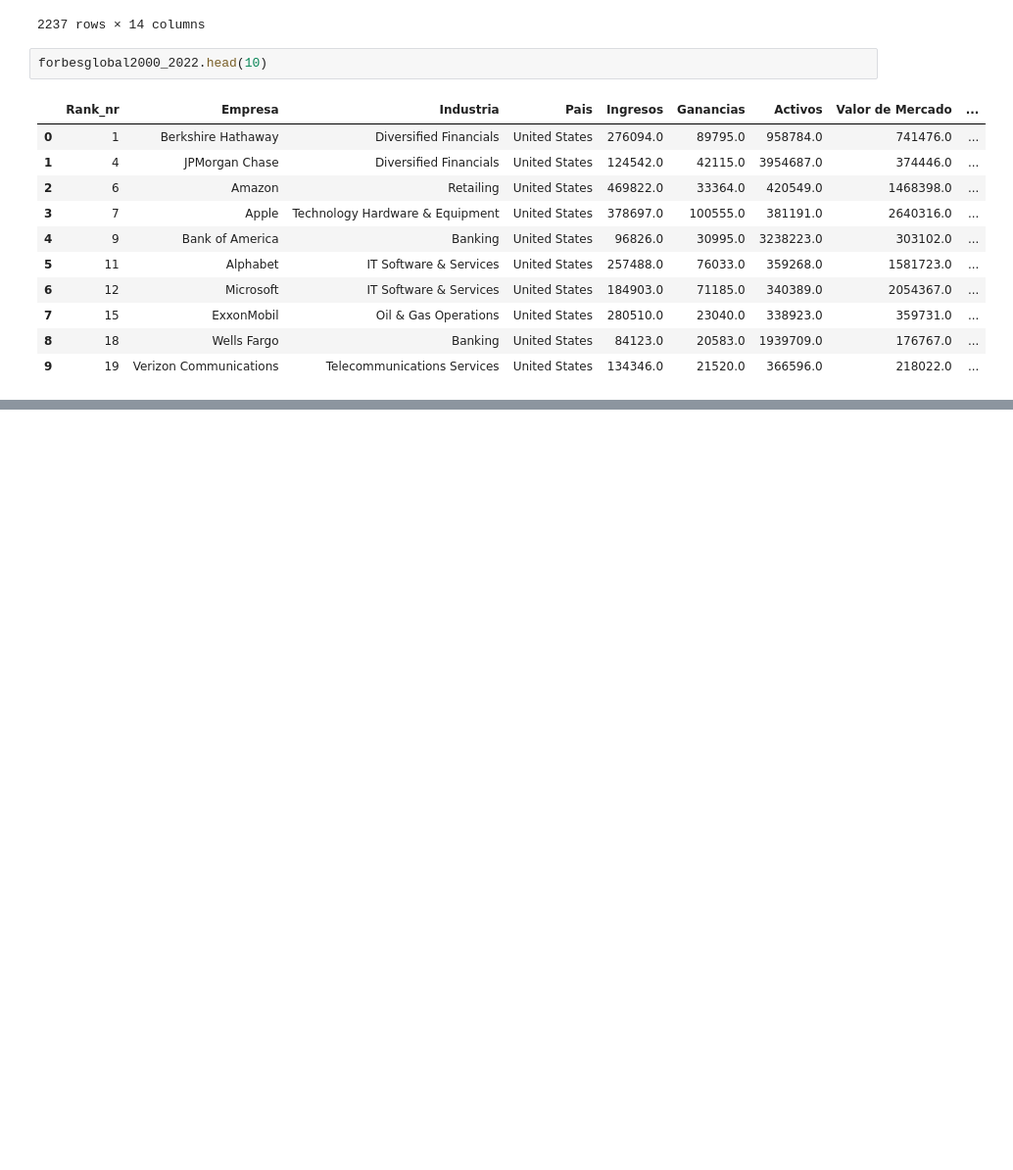
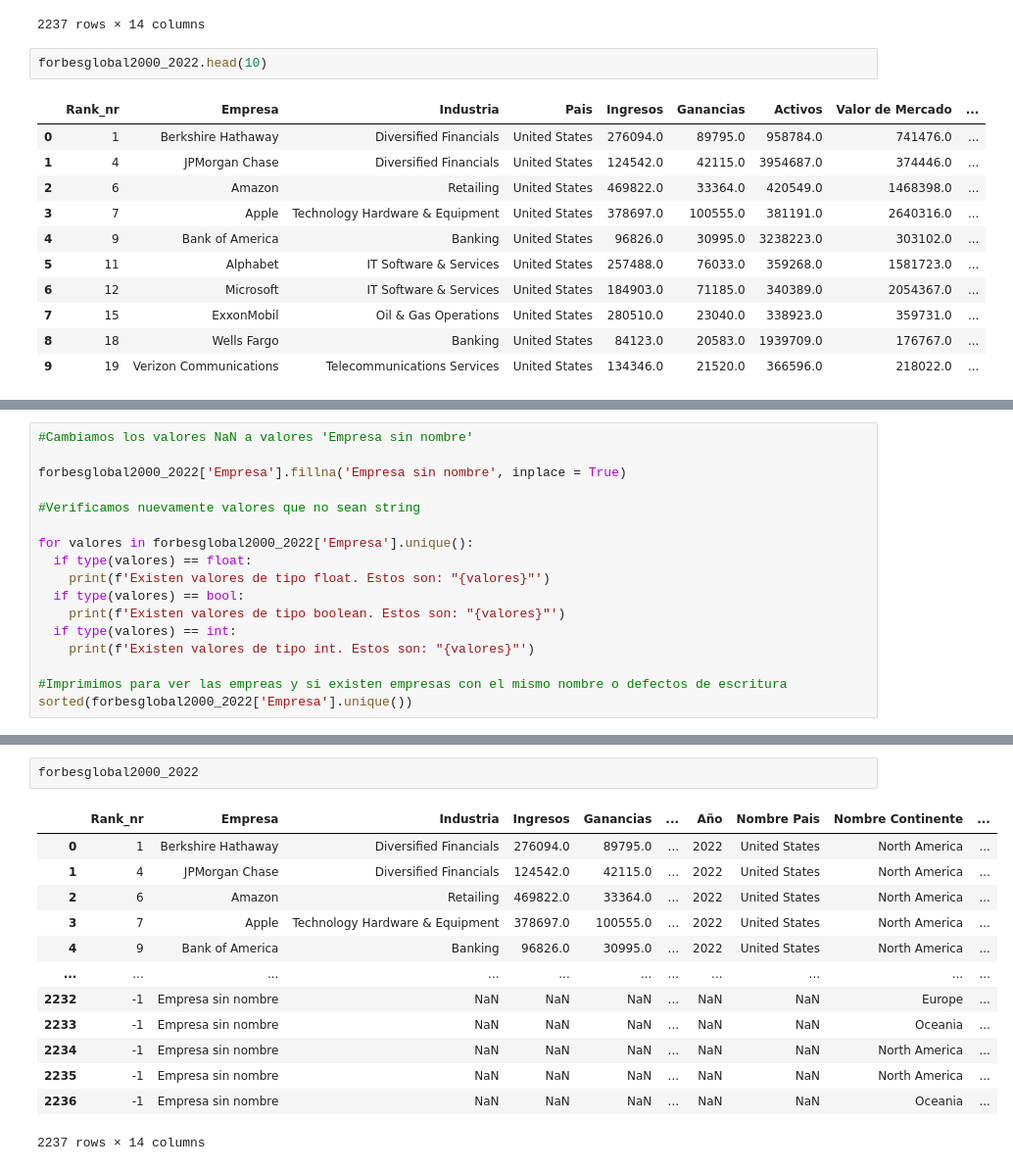
Before and after one commit to Bigote93/DataInsider, a Jupyter notebook: DesafioDataInsider_Nalli.ipynb, the cells around one changed output, grey strips where cells are left out. Shown: that part at 98% size. Saved outputs shown, nothing was run; the diff lists cells and outputs as text; blank space fills up the shorter version.

```diff
--- a/DesafioDataInsider_Nalli.ipynb
+++ b/DesafioDataInsider_Nalli.ipynb
@@ -606,0 +621,17 @@ forbesglobal2000_2022.head(10)
+# %%
+#Cambiamos los valores NaN a valores 'Empresa sin nombre'
+
+forbesglobal2000_2022['Empresa'].fillna('Empresa sin nombre', inplace = True)
+
+#Verificamos nuevamente valores que no sean string
+
+for valores in forbesglobal2000_2022['Empresa'].unique():
+  if type(valores) == float:
+    print(f'Existen valores de tipo float. Estos son: "{valores}"')
+  if type(valores) == bool:
+    print(f'Existen valores de tipo boolean. Estos son: "{valores}"')
+  if type(valores) == int:
+    print(f'Existen valores de tipo int. Estos son: "{valores}"')
+
+#Imprimimos para ver las empreas y si existen empresas con el mismo nombre o defectos de escritura
+sorted(forbesglobal2000_2022['Empresa'].unique())
@@ -606,0 +656,16 @@ forbesglobal2000_2022.head(10)
+# %%
+forbesglobal2000_2022
+# %% [output]
+|  | Rank_nr | Empresa | Industria | Ingresos | Ganancias | ... | Año | Nombre Pais | Nombre Continente | ... |
+| 0 | 1 | Berkshire Hathaway | Diversified Financials | 276094.0 | 89795.0 | ... | 2022 | United States | North America | ... |
+| 1 | 4 | JPMorgan Chase | Diversified Financials | 124542.0 | 42115.0 | ... | 2022 | United States | North America | ... |
+| 2 | 6 | Amazon | Retailing | 469822.0 | 33364.0 | ... | 2022 | United States | North America | ... |
+| 3 | 7 | Apple | Technology Hardware & Equipment | 378697.0 | 100555.0 | ... | 2022 | United States | North America | ... |
+| 4 | 9 | Bank of America | Banking | 96826.0 | 30995.0 | ... | 2022 | United States | North America | ... |
+| ... | ... | ... | ... | ... | ... | ... | ... | ... | ... | ... |
+| 2232 | -1 | Empresa sin nombre | NaN | NaN | NaN | ... | NaN | NaN | Europe | ... |
+| 2233 | -1 | Empresa sin nombre | NaN | NaN | NaN | ... | NaN | NaN | Oceania | ... |
+| 2234 | -1 | Empresa sin nombre | NaN | NaN | NaN | ... | NaN | NaN | North America | ... |
+| 2235 | -1 | Empresa sin nombre | NaN | NaN | NaN | ... | NaN | NaN | North America | ... |
+| 2236 | -1 | Empresa sin nombre | NaN | NaN | NaN | ... | NaN | NaN | Oceania | ... |
+2237 rows × 14 columns
```
Also changed, not shown: parts of 3 cells of this notebook.
